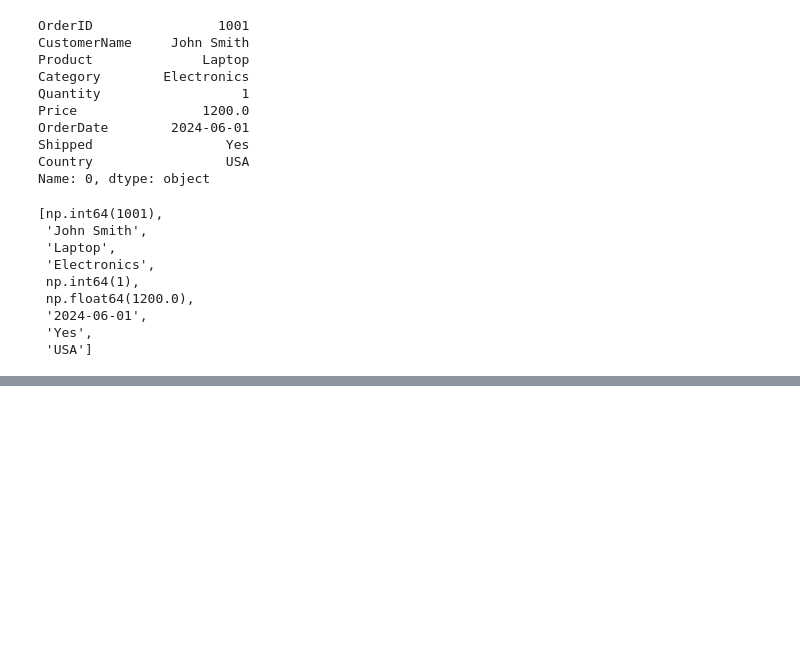
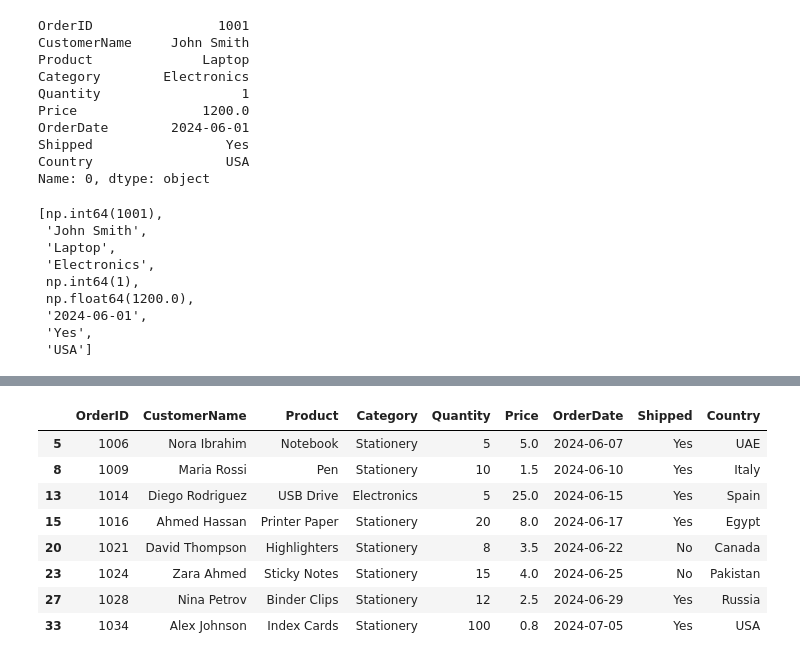
Before and after one commit to badvibecoder/docs, a Jupyter notebook: pandas/pandas.ipynb, the cells around one changed output, grey strips where cells are left out. Cells and saved outputs as stored; diff of their text form; code cells hidden in the pictures; blank space fills up the shorter version.

```diff
--- a/pandas/pandas.ipynb
+++ b/pandas/pandas.ipynb
@@ -196,0 +253,12 @@ list(df.iloc[0])
+# %%
+df[df["Quantity"] >= 5]
+# %% [output]
+|  | OrderID | CustomerName | Product | Category | Quantity | Price | OrderDate | Shipped | Country |
+| 5 | 1006 | Nora Ibrahim | Notebook | Stationery | 5 | 5.0 | 2024-06-07 | Yes | UAE |
+| 8 | 1009 | Maria Rossi | Pen | Stationery | 10 | 1.5 | 2024-06-10 | Yes | Italy |
+| 13 | 1014 | Diego Rodriguez | USB Drive | Electronics | 5 | 25.0 | 2024-06-15 | Yes | Spain |
+| 15 | 1016 | Ahmed Hassan | Printer Paper | Stationery | 20 | 8.0 | 2024-06-17 | Yes | Egypt |
+| 20 | 1021 | David Thompson | Highlighters | Stationery | 8 | 3.5 | 2024-06-22 | No | Canada |
+| 23 | 1024 | Zara Ahmed | Sticky Notes | Stationery | 15 | 4.0 | 2024-06-25 | No | Pakistan |
+| 27 | 1028 | Nina Petrov | Binder Clips | Stationery | 12 | 2.5 | 2024-06-29 | Yes | Russia |
+| 33 | 1034 | Alex Johnson | Index Cards | Stationery | 100 | 0.8 | 2024-07-05 | Yes | USA |
```
Also changed, not shown: parts of 9 cells of this notebook, 1 other file.
